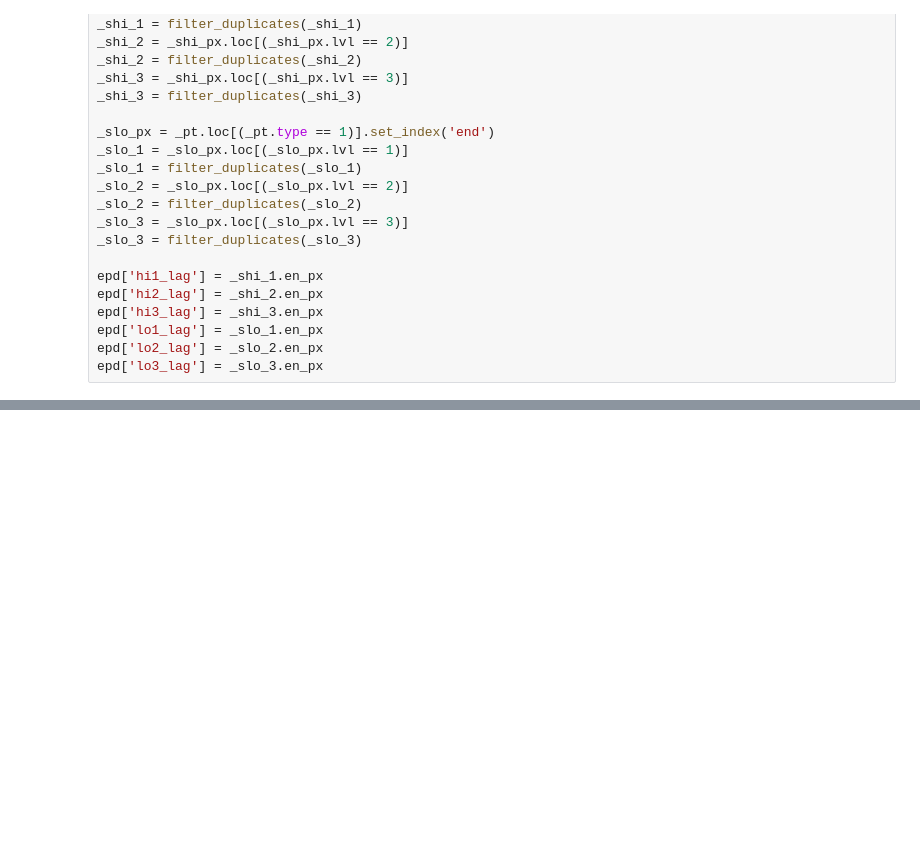
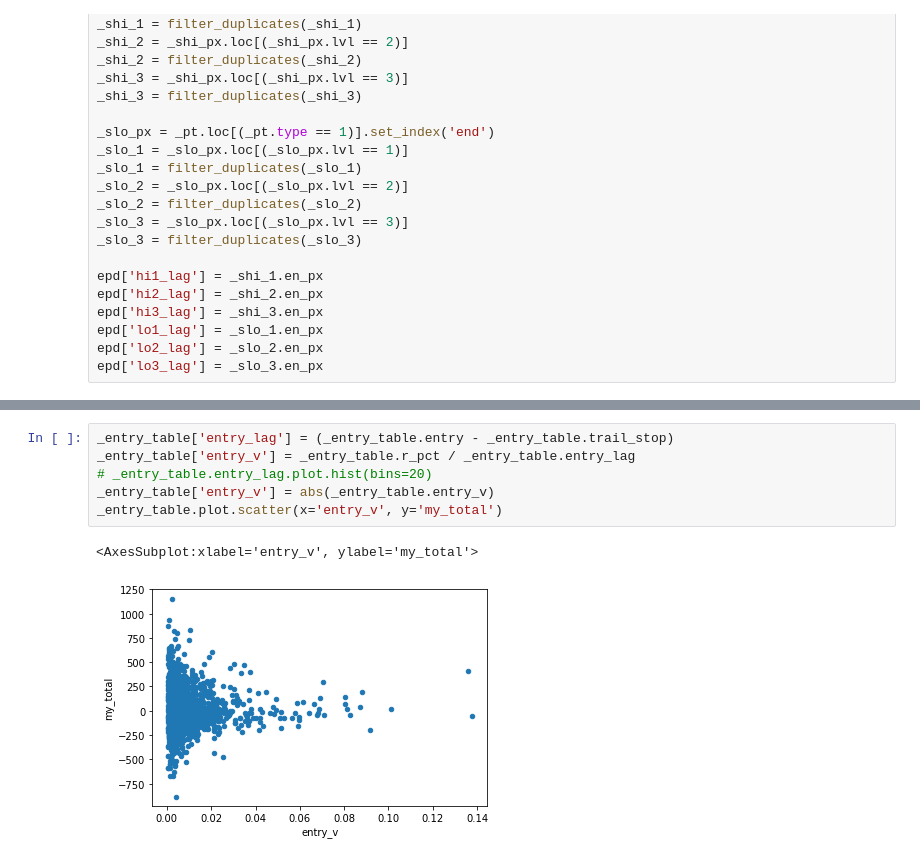
Before and after one commit to bjahnke/blue_bird_pms, a Jupyter notebook: src/backtester.ipynb, the cells around one changed output, grey strips where cells are left out. Saved outputs shown, nothing was run; the diff lists cells and outputs as text; blank space fills up the shorter version.

```diff
--- a/src/backtester.ipynb
+++ b/src/backtester.ipynb
@@ -170 +174,10 @@ len(_entries_partial_exit) / len(_entry_table)
+# %%
+_entry_table['entry_lag'] = (_entry_table.entry - _entry_table.trail_stop)
+_entry_table['entry_v'] = _entry_table.r_pct / _entry_table.entry_lag
+# _entry_table.entry_lag.plot.hist(bins=20)
+_entry_table['entry_v'] = abs(_entry_table.entry_v)
+_entry_table.plot.scatter(x='entry_v', y='my_total')
+# %% [output]
+<AxesSubplot:xlabel='entry_v', ylabel='my_total'>
+[figure, added]
 # %%
```
Also changed, not shown: parts of 10 cells of this notebook, 6 other files.
